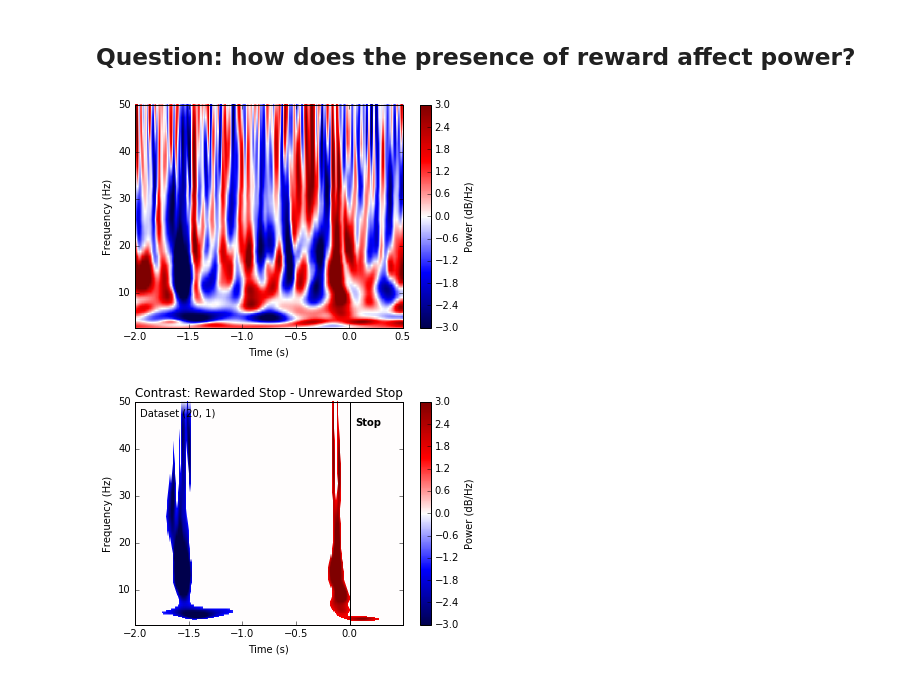
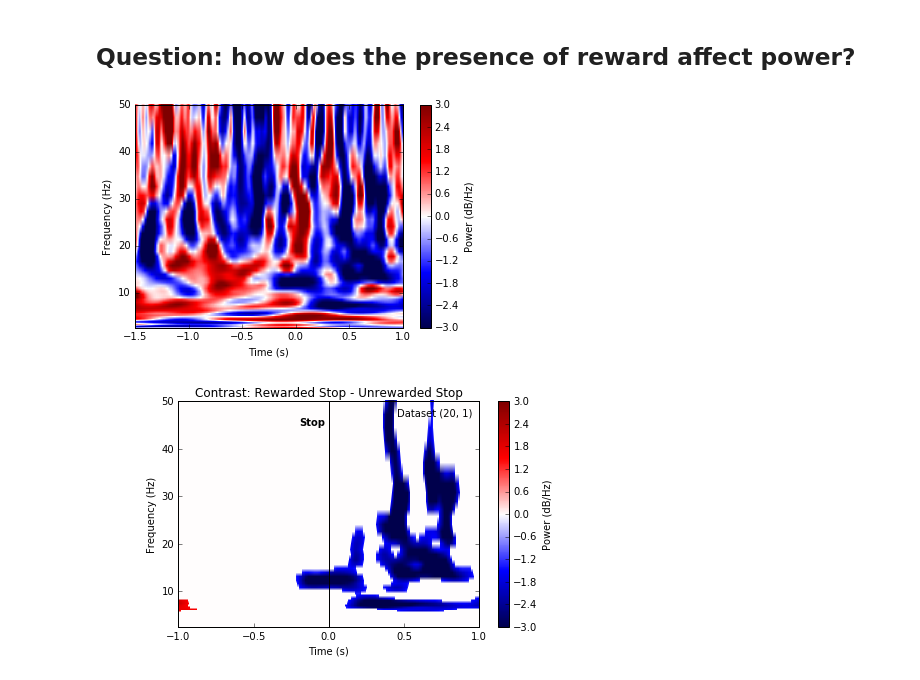
Before and after one commit to jmxpearson/bart_analysis, a Jupyter notebook: contrast_reward_vs_no_reward.ipynb, the cells around one changed output. Saved outputs shown, nothing was run; the diff lists cells and outputs as text; code cells hidden in the pictures.

```diff
--- a/contrast_reward_vs_no_reward.ipynb
+++ b/contrast_reward_vs_no_reward.ipynb
@@ -23,7 +23,7 @@ if lfp.shape[1] > 1:
     lfpdm = lfp.demean_global()
 else:
     lfpdm = lfp
-lfpmz = lfpdm.censor().zscore()
+lfpmz = lfpdm.censor() #.rzscore()
 nanrows = np.any(np.isnan(lfpmz), axis=1)
 lfpm = lfpmz.mean(axis=1)
 lfpm[nanrows] = np.nan
@@ -47,9 +47,9 @@ else:
     stops_free = stops
     stops_rewarded = stops
 # %%
-Tpre = -2
-Tpost = 0.5
-freqs = np.exp(np.linspace(np.log(2.5), np.log(50)))
+Tpre = -1.5
+Tpost = 1.0
+freqs = np.exp(np.linspace(np.log(2.5), np.log(50), 50))
 # %% [markdown]
 ## Question: how does the need to voluntarily stop affect power?
 # %%
@@ -77,20 +81,24 @@ plt.tick_params(axis='x', which='both', top='off');
 # %%
 contr_tf, fig = lfpm.contrast_time_frequency(0, [stops_rewarded, stops_unrewarded],
                                              Tpre, Tpost, method='wav',
-                                             freqs=freqs, cmap='seismic', clim=(-3, 3))
+                                             freqs=freqs, cmap='seismic', clim=(-3, 3), bandwidth=9)
 mcontr, fig = lfpm.significant_time_frequency(0, [stops_rewarded, stops_unrewarded],
                                              Tpre, Tpost, thresh=(0.1, 0.9),
                                              freqs=freqs,
                                              niter=100, method='wav',
-                                             doplot=True, cmap='seismic', clim=(-3, 3))
+                                             doplot=True, cmap='seismic', clim=(-3, 3), bandwidth=9)
 # decorations
 plt.axvline(x=0, color='k')
-plt.text(0.05, 45, 'Stop', fontweight='bold')
-plt.text(Tpre + 0.05, 47, "Dataset {}".format(str(dtup)))
+plt.text(-0.2, 45, 'Stop', fontweight='bold')
+plt.text(0.45, 47, "Dataset {}".format(str(dtup)))
 
 plt.title('Contrast: Rewarded Stop - Unrewarded Stop')
 
 plt.tick_params(axis='x', which='both', top='off');
+plt.xlim(-1, 1)
+
+plt.tight_layout()
+plt.savefig("figures/rwd_norwd_tf_contrast.svg")
 # %% [output]
-[figure, old version]
+[figure, new version]
-[figure, old version]
+[figure, new version]
```
Also changed, not shown: parts of 1 cell of this notebook, 8 other files.
